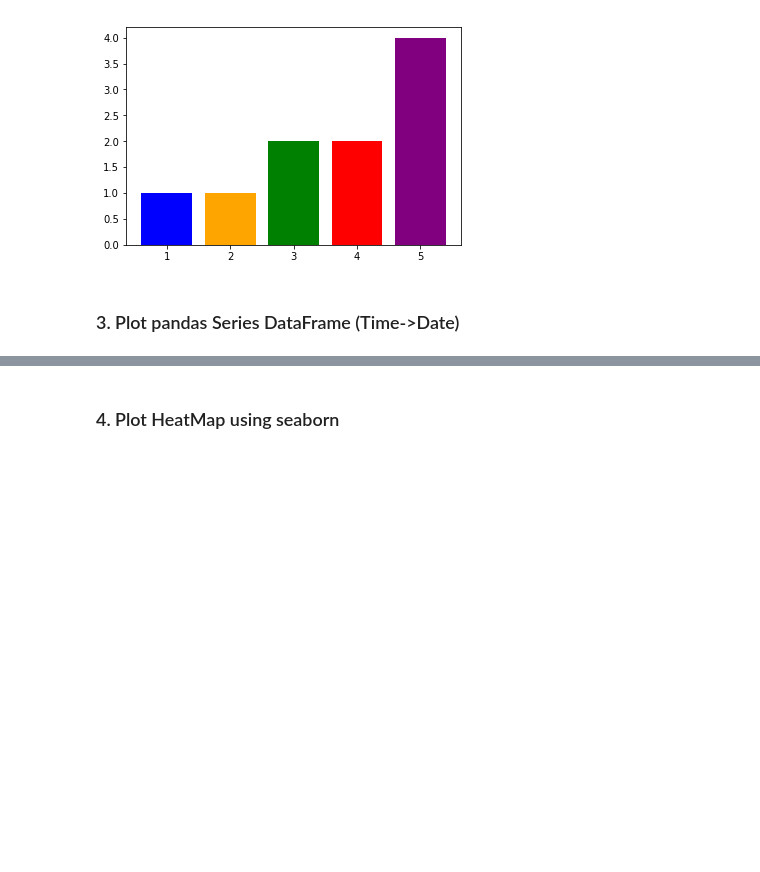
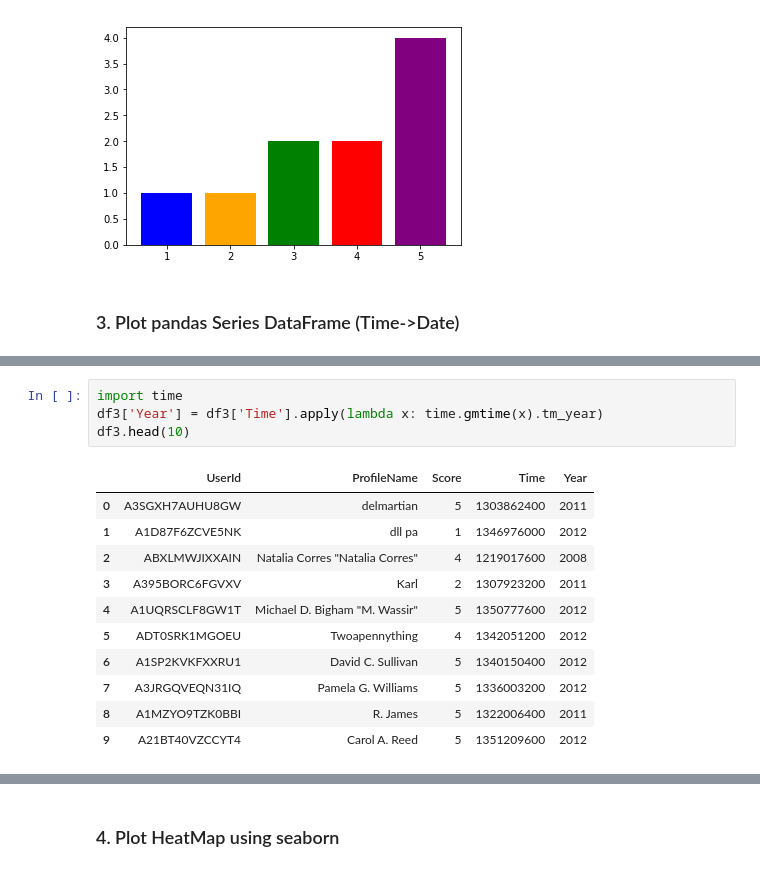
Before and after one commit to kevin110604/FDA_practice, a Jupyter notebook: FDA_hw1.ipynb, the cells around one changed output, grey strips where cells are left out. Drawn from its saved outputs; the diff is of its cells as text; blank space fills up the shorter version.

```diff
--- a/FDA_hw1.ipynb
+++ b/FDA_hw1.ipynb
@@ -402,0 +418,16 @@ plt.bar(s2.index, s2.values, color=['purple', 'red', 'green', 'orange', 'blue'])
+# %%
+import time
+df3['Year'] = df3['Time'].apply(lambda x: time.gmtime(x).tm_year)
+df3.head(10)
+# %% [output]
+|  | UserId | ProfileName | Score | Time | Year |
+| 0 | A3SGXH7AUHU8GW | delmartian | 5 | 1303862400 | 2011 |
+| 1 | A1D87F6ZCVE5NK | dll pa | 1 | 1346976000 | 2012 |
+| 2 | ABXLMWJIXXAIN | Natalia Corres "Natalia Corres" | 4 | 1219017600 | 2008 |
+| 3 | A395BORC6FGVXV | Karl | 2 | 1307923200 | 2011 |
+| 4 | A1UQRSCLF8GW1T | Michael D. Bigham "M. Wassir" | 5 | 1350777600 | 2012 |
+| 5 | ADT0SRK1MGOEU | Twoapennything | 4 | 1342051200 | 2012 |
+| 6 | A1SP2KVKFXXRU1 | David C. Sullivan | 5 | 1340150400 | 2012 |
+| 7 | A3JRGQVEQN31IQ | Pamela G. Williams | 5 | 1336003200 | 2012 |
+| 8 | A1MZYO9TZK0BBI | R. James | 5 | 1322006400 | 2011 |
+| 9 | A21BT40VZCCYT4 | Carol A. Reed | 5 | 1351209600 | 2012 |
```
Also changed, not shown: parts of 7 cells of this notebook.
